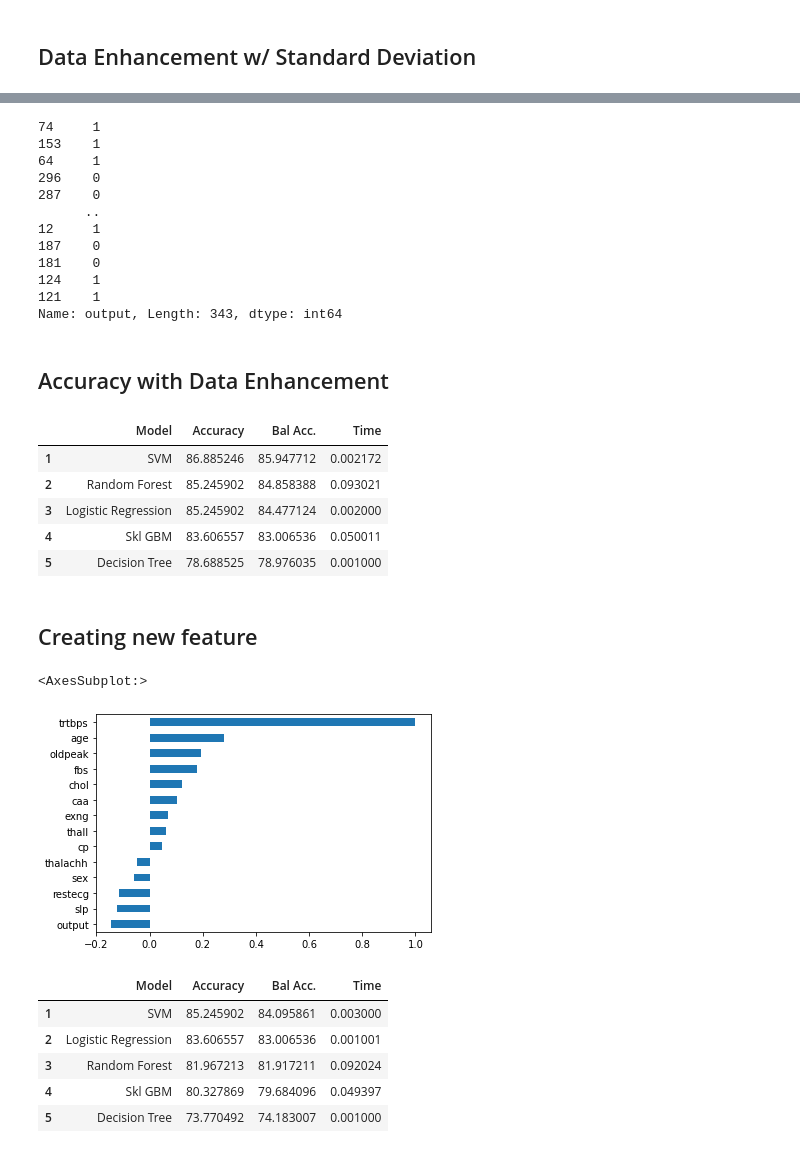
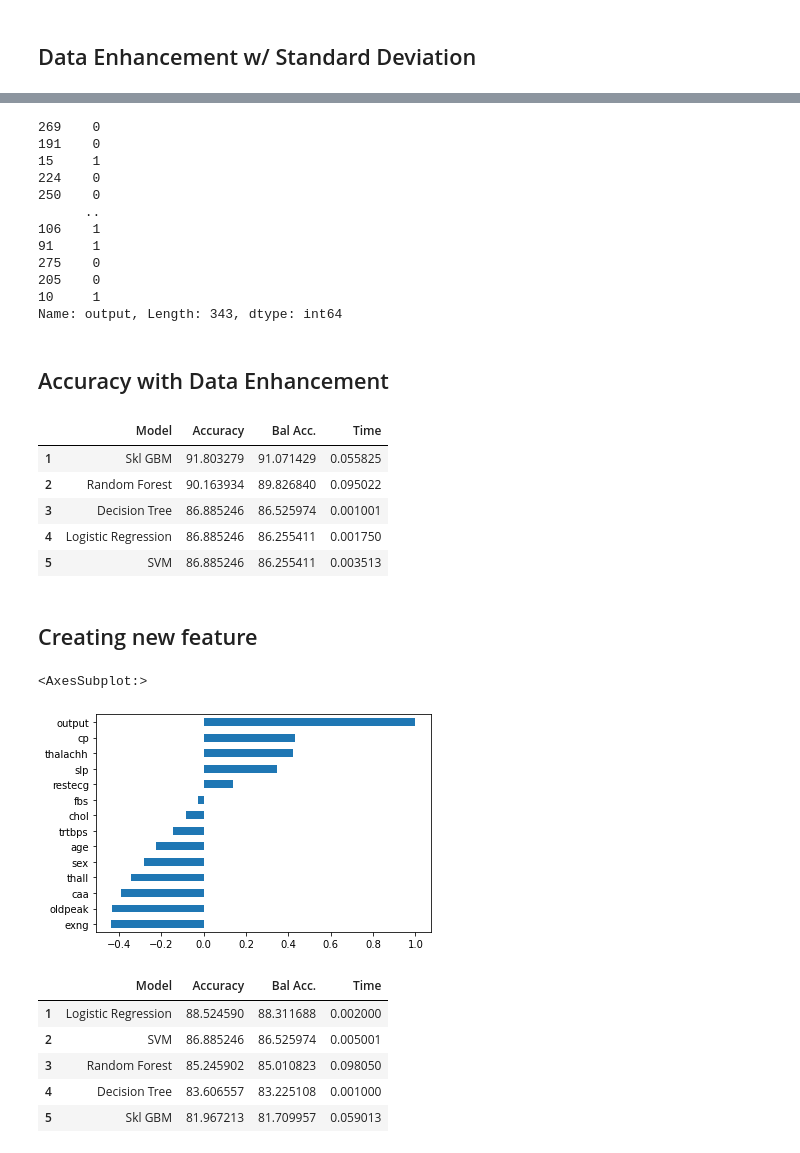
Before and after one commit to jeno-lustyik/hippocratia-challenge, a Jupyter notebook: test.ipynb, the cells around one changed output, grey strips where cells are left out. Cells and saved outputs as stored; diff of their text form; code cells hidden in the pictures.

```diff
--- a/test.ipynb
+++ b/test.ipynb
@@ -125,22 +109,22 @@ gen
 # %%
-x_train, x_test, y_train, y_test = train_test_split(x, y, test_size=0.2, random_state=0)
+x_train, x_test, y_train, y_test = train_test_split(x, y, test_size=0.2, random_state=0, stratify= y)
 
 extra_sample = gen.sample(gen.shape[0] // 3)
 x_train = pd.concat([x_train, extra_sample.drop(['output'], axis=1)])
 y_train = pd.concat([y_train, extra_sample['output']])
 y_train
 # %% [output]
-74     1
-153    1
-64     1
-296    0
-287    0
+269    0
+191    0
+15     1
+224    0
+250    0
       ..
-12     1
-187    0
-181    0
-124    1
-121    1
+106    1
+91     1
+275    0
+205    0
+10     1
 Name: output, Length: 343, dtype: int64
 # %% [markdown]
 ## Accuracy with Data Enhancement
@@ -157,7 +141,7 @@ classifiers = {
     "Random Forest": RandomForestClassifier(n_estimators=100),
     "Skl GBM": GradientBoostingClassifier(n_estimators=100),
     "Logistic Regression": LogisticRegression(),
-    "SVM": SVC()
+    "SVM": SVC(kernel='linear')
 }
 
 for model_name, model in classifiers.items():
@@ -178,26 +162,33 @@ results_ord.index += 1
 results_ord.style.bar(subset=['Accuracy', 'Bal Acc.'], vmin=0, vmax=100, color='#5fba7d')
 # %% [output]
 |  | Model | Accuracy | Bal Acc. | Time |
-| 1 | SVM | 86.885246 | 85.947712 | 0.002172 |
-| 2 | Random Forest | 85.245902 | 84.858388 | 0.093021 |
-| 3 | Logistic Regression | 85.245902 | 84.477124 | 0.002000 |
-| 4 | Skl GBM | 83.606557 | 83.006536 | 0.050011 |
-| 5 | Decision Tree | 78.688525 | 78.976035 | 0.001000 |
+| 1 | Skl GBM | 91.803279 | 91.071429 | 0.055825 |
+| 2 | Random Forest | 90.163934 | 89.826840 | 0.095022 |
+| 3 | Decision Tree | 86.885246 | 86.525974 | 0.001001 |
+| 4 | Logistic Regression | 86.885246 | 86.255411 | 0.001750 |
+| 5 | SVM | 86.885246 | 86.255411 | 0.003513 |
 # %% [markdown]
 ## Creating new feature
 # %%
-heart_df.corr()['trtbps'].sort_values().plot.barh()
+heart_df.corr()['output'].sort_values().plot.barh()
 # num_columns = ['trtbps', 'age', 'chol', 'thalachh']
 # %% [output]
 <AxesSubplot:>
-[figure, old version]
+[figure, new version]
 # %%
-x_new = x.drop(['fbs'], axis=1)
+x_train, x_test, y_train, y_test = train_test_split(x, y, test_size=0.2, random_state=0, stratify= y)
 
-x_train, x_test, y_train, y_test = train_test_split(x_new, y, test_size=0.2, random_state=0)
+extra_sample = gen.sample(gen.shape[0] // 3)
+x_train = pd.concat([x_train, extra_sample.drop(['output'], axis=1)])
+y_train = pd.concat([y_train, extra_sample['output']])
+
+x_train = x_train.drop(['exng'], axis=1)
+x_test = x_test.drop(['exng'], axis=1)
 
 x_train = StandardScaler().fit_transform(x_train)
 x_test = StandardScaler().fit_transform(x_test)
+
+
 
 results = pd.DataFrame({'Model': [], 'Accuracy': [], 'Bal Acc.': [], 'Time': []})
 
@@ -227,8 +218,8 @@ results_ord.index += 1
 results_ord.style.bar(subset=['Accuracy', 'Bal Acc.'], vmin=0, vmax=100, color='#5fba7d')
 # %% [output]
 |  | Model | Accuracy | Bal Acc. | Time |
-| 1 | SVM | 85.245902 | 84.095861 | 0.003000 |
-| 2 | Logistic Regression | 83.606557 | 83.006536 | 0.001001 |
-| 3 | Random Forest | 81.967213 | 81.917211 | 0.092024 |
-| 4 | Skl GBM | 80.327869 | 79.684096 | 0.049397 |
-| 5 | Decision Tree | 73.770492 | 74.183007 | 0.001000 |
+| 1 | Logistic Regression | 88.524590 | 88.311688 | 0.002000 |
+| 2 | SVM | 86.885246 | 86.525974 | 0.005001 |
+| 3 | Random Forest | 85.245902 | 85.010823 | 0.098050 |
+| 4 | Decision Tree | 83.606557 | 83.225108 | 0.001000 |
+| 5 | Skl GBM | 81.967213 | 81.709957 | 0.059013 |
```
Also changed, not shown: parts of 5 cells of this notebook.
